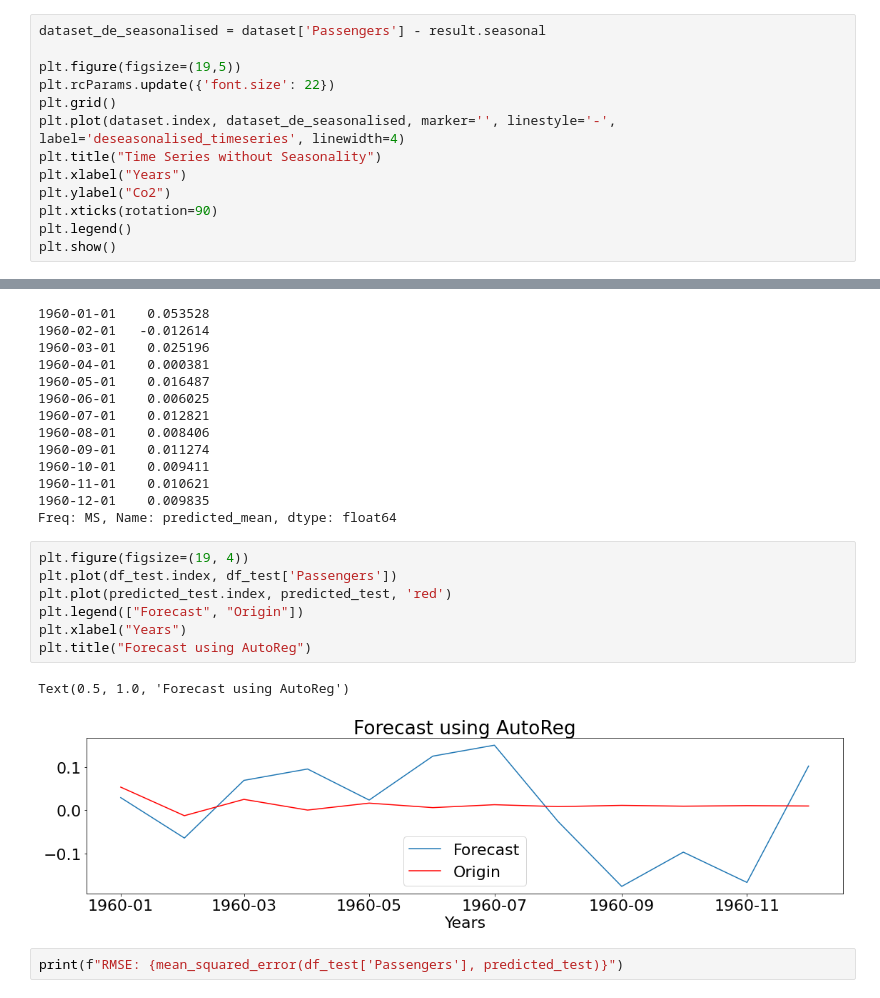
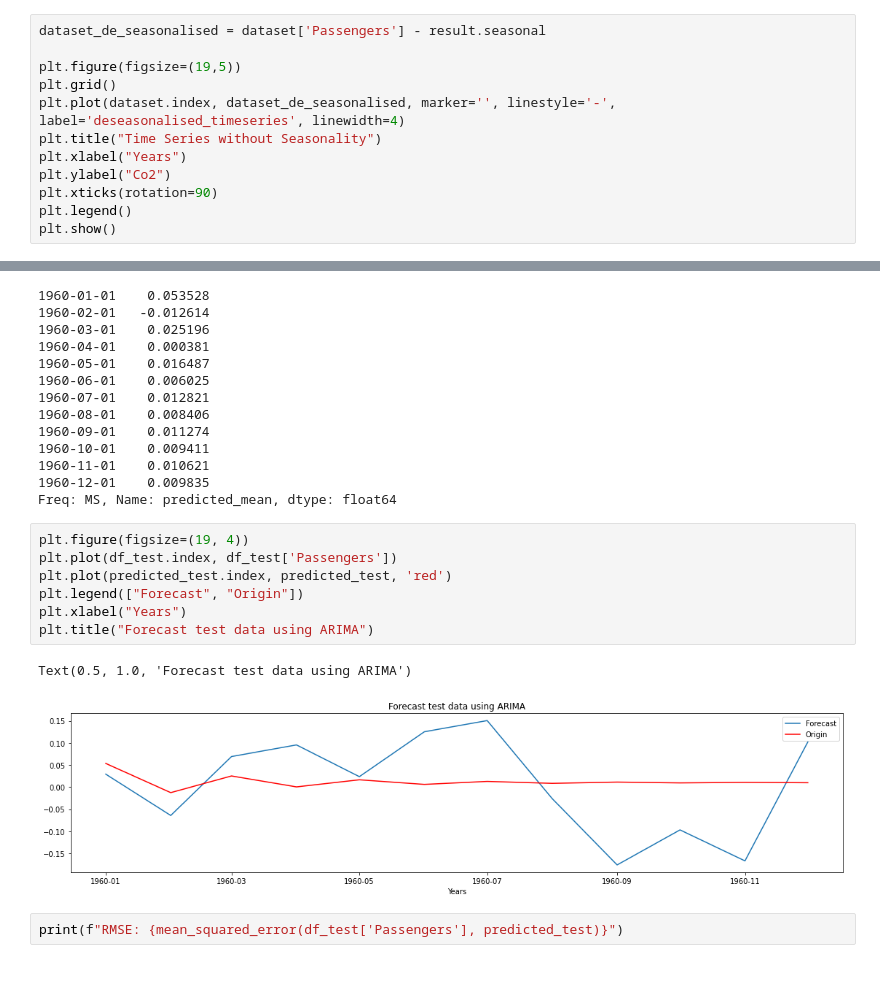
Before and after one commit to ThierrryScotto/Air-Passengers-2.0, a Jupyter notebook: Air_Passengers_2_0.ipynb, the cells around one changed output, grey strips where cells are left out. Saved outputs shown, nothing was run; the diff lists cells and outputs as text.

```diff
--- a/Air_Passengers_2_0.ipynb
+++ b/Air_Passengers_2_0.ipynb
@@ -217,7 +216,6 @@ plt.show()
 dataset_de_seasonalised = dataset['Passengers'] - result.seasonal
 
 plt.figure(figsize=(19,5))
-plt.rcParams.update({'font.size': 22})
 plt.grid()
 plt.plot(dataset.index, dataset_de_seasonalised, marker='', linestyle='-', label='deseasonalised_timeseries', linewidth=4)
 plt.title("Time Series without Seasonality")
@@ -630,13 +627,13 @@ Freq: MS, Name: predicted_mean, dtype: float64
 # %%
 plt.figure(figsize=(19, 4))
 plt.plot(df_test.index, df_test['Passengers'])
 plt.plot(predicted_test.index, predicted_test, 'red')
 plt.legend(["Forecast", "Origin"])
 plt.xlabel("Years")
-plt.title("Forecast using AutoReg")
+plt.title("Forecast test data using ARIMA")
 # %% [output]
-Text(0.5, 1.0, 'Forecast using AutoReg')
+Text(0.5, 1.0, 'Forecast test data using ARIMA')
-[figure, old version]
+[figure, new version]
 # %%
 print(f"RMSE: {mean_squared_error(df_test['Passengers'], predicted_test)}")
 # %% [output]
```
Also changed, not shown: parts of 18 cells of this notebook.
